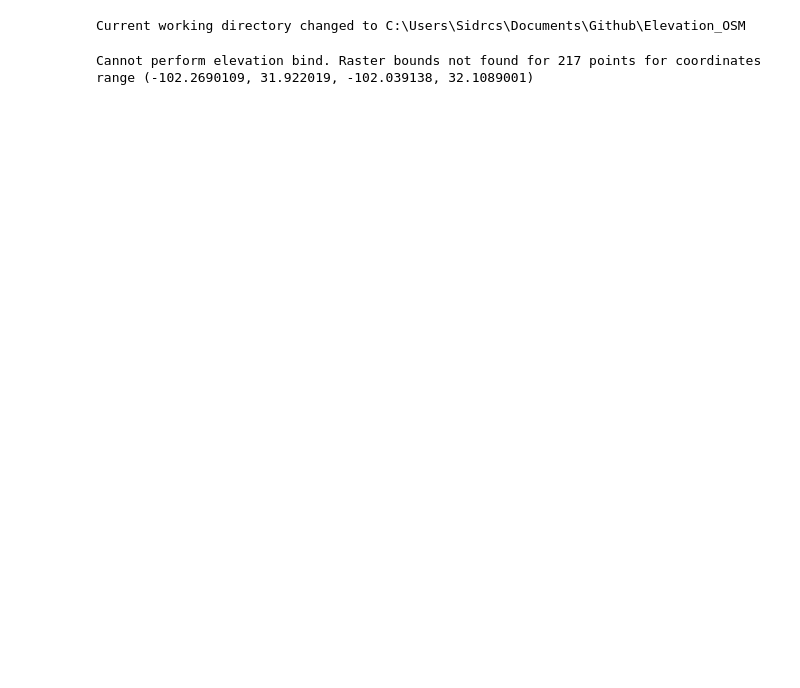
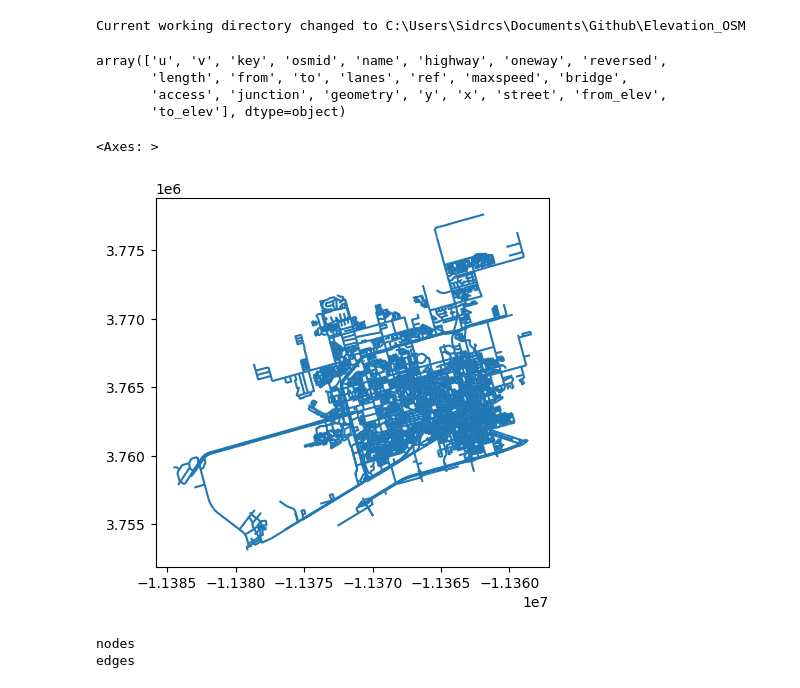
Before and after one commit to Sidrcs/osmnxelevation, a Jupyter notebook: lib/Demo.ipynb, the cells around one changed output. Drawn from its saved outputs; the diff is of its cells as text; code cells hidden in the pictures; blank space fills up the shorter version.

Commit message:
gpkg workflow update

```diff
--- a/lib/Demo.ipynb
+++ b/lib/Demo.ipynb
@@ -2,11 +2,33 @@
 import osmnxelevate as oe
 # %%
 ndst = oe.NetworkDataset(place = "Midland, Midland County, TX, USA",
-                        raster_fpath = r"C:\Users\Sidrcs\Documents\Github\Elevation_OSM\1m_Midland_DEM",
+                        raster_fpath = r"C:\Users\Sidrcs\Documents\Github\Elevation_OSM\Midland_DEM",
                         output_fpath = r"C:\Users\Sidrcs\Documents\Github\Elevation_OSM")
 # %% [output]
 Current working directory changed to C:\Users\Sidrcs\Documents\Github\Elevation_OSM
 # %%
-ndst._append_raster_fname()
+gdf = ndst.bind_elevation_to_edges()
-# %% [output]
-Cannot perform elevation bind. Raster bounds not found for 217 points for coordinates range (-102.2690109, 31.922019, -102.039138, 32.1089001)
+# %%
+gdf.columns.values
+# %% [output]
+array(['u', 'v', 'key', 'osmid', 'name', 'highway', 'oneway', 'reversed',
+       'length', 'from', 'to', 'lanes', 'ref', 'maxspeed', 'bridge',
+       'access', 'junction', 'geometry', 'y', 'x', 'street', 'from_elev',
+       'to_elev'], dtype=object)
+# %%
+import geopandas as gpd
+geometry = gdf["geometry"]
+df = gdf.drop("geometry", axis=1)
+gdf = gpd.GeoDataFrame(df, crs="EPSG:3857", geometry=geometry)
+# %%
+gdf.plot()
+# %% [output]
+<Axes: >
+[figure, added]
+# %%
+import fiona
+for layername in fiona.listlayers('Midland.gpkg'):
+    print(layername)
+# %% [output]
+nodes
+edges
```
Also changed, not shown: 4 other files.
